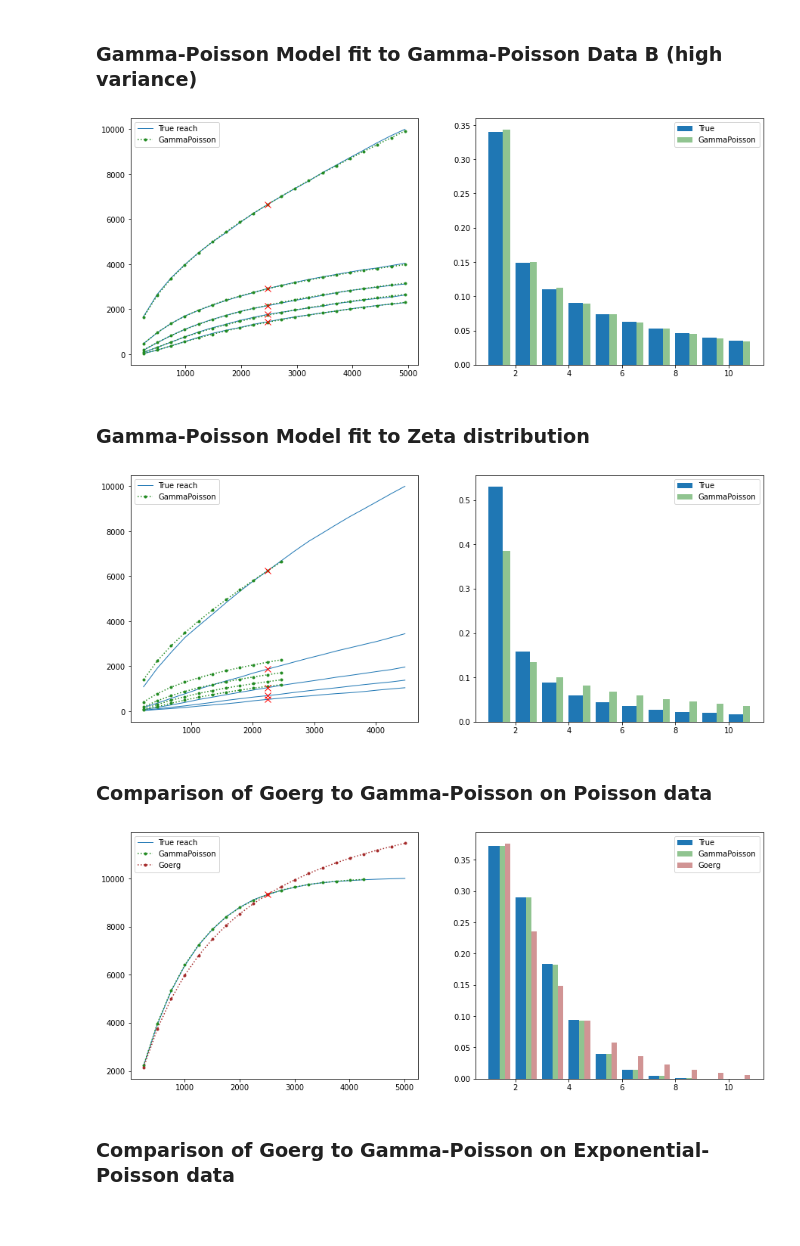
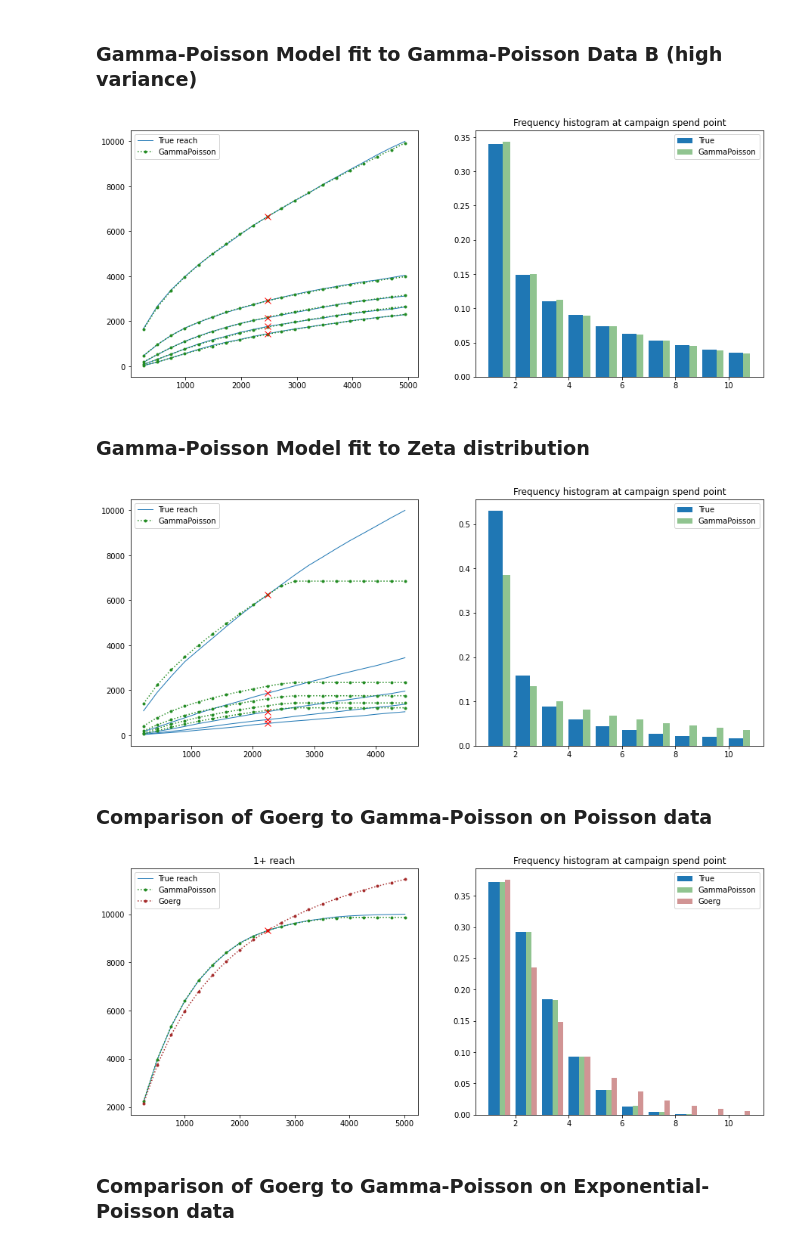
Before and after one commit to world-federation-of-advertisers/planning-evaluation-framework, a Jupyter notebook: src/analysis/Planning_Eval_Framework_Single_Publisher_Models.ipynb, the cells around one changed output. Drawn from its saved outputs; the diff is of its cells as text; code cells hidden in the pictures.

```diff
--- a/src/analysis/Planning_Eval_Framework_Single_Publisher_Models.ipynb
+++ b/src/analysis/Planning_Eval_Framework_Single_Publisher_Models.ipynb
@@ -334,11 +329,15 @@ def plot_reach_curve_from_model(curve, max_spend, ax=None, points_to_plot=50, la
   if ax is None:
     fig,ax=plt.subplots()
 
+  curve_max_spend = curve.spend_at_reach_quantile(0.999)
   xvals = []
   reach_points = []
   for i in range(points_to_plot):
     x = max_spend * (i + 1) / points_to_plot
-    y = curve.by_spend([x], max_frequency=max_frequency)
+    if x <= curve_max_spend:
+      y = curve.by_spend([x], max_frequency=max_frequency)
+    else:
+      y = curve.by_spend([curve_max_spend], max_frequency=max_frequency)
     xvals.append(x)
     reach_points.append(y)
 
@@ -372,7 +371,7 @@ def plot_model_frequency_histogram(dataset, model_dict, spend, ax=None, histogra
     colors = colors[1:]
 
   ax.legend()
-  #ax.set_title(dataset.name)
+  ax.set_title("Frequency histogram at campaign spend point")
 
 def plot_reach_curves_with_data_and_models(dataset, model_dict, spend_fraction, ax=None, points_to_plot=20, include_legend=True, max_frequency=3):
   if ax is None:
@@ -403,6 +402,15 @@ def plot_reach_curves_and_histogram_with_data_and_models(dataset, model_dict, sp
                                          points_to_plot=points_to_plot,
                                          max_frequency=max_frequency)
   plot_model_frequency_histogram(dataset, model_dict, reach_point.spends[0], ax2)
+
+def plot_oneplus_reach_curves_and_histogram_with_data_and_models(dataset, model_dict, spend_fraction, ax=None, points_to_plot=20, include_legend=True):
+  fig,(ax1, ax2) = plt.subplots(1,2, figsize=(15,6))
+  reach_point = point_at_spend_fraction(dataset, spend_fraction)
+  plot_reach_curves_with_data_and_models(dataset, model_dict, spend_fraction, ax1,
+                                         points_to_plot=points_to_plot,
+                                         max_frequency=1)
+  ax1.set_title("1+ reach")
+  plot_model_frequency_histogram(dataset, model_dict, reach_point.spends[0], ax2)
 # %% [markdown]
 ### Goerg Model fit to Poisson data
 # %%
@@ -487,7 +495,7 @@ gpm = GammaPoissonModel([rp])
 gpm._fit()
 plot_reach_curves_and_histogram_with_data_and_models(dataset, {'GammaPoisson': gpm}, spend_fraction, max_frequency=5)
 # %% [output]
-[figure, old version]
+[figure, new version]
 # %% [markdown]
 ### Gamma-Poisson Model fit to Zeta distribution
 # %%
@@ -497,18 +505,18 @@ gpm = GammaPoissonModel([rp])
 gpm._fit()
 plot_reach_curves_and_histogram_with_data_and_models(dataset, {'GammaPoisson': gpm}, spend_fraction, max_frequency=5)
 # %% [output]
-[figure, old version]
+[figure, new version]
 # %% [markdown]
 ### Comparison of Goerg to Gamma-Poisson on Poisson data
 # %%
 dataset = dataset0
 rp = point_at_spend_fraction(dataset, spend_fraction)
 gm = GoergModel([rp])
 gpm = GammaPoissonModel([rp])
 gpm._fit()
-plot_reach_curves_and_histogram_with_data_and_models(dataset, {'GammaPoisson': gpm, 'Goerg': gm}, spend_fraction, max_frequency=1)
+plot_oneplus_reach_curves_and_histogram_with_data_and_models(dataset, {'GammaPoisson': gpm, 'Goerg': gm}, spend_fraction)
 # %% [output]
-[figure, old version]
+[figure, new version]
 # %% [markdown]
 ### Comparison of Goerg to Gamma-Poisson on Exponential-Poisson data
 # %%
```
Also changed, not shown: parts of 22 cells of this notebook.
